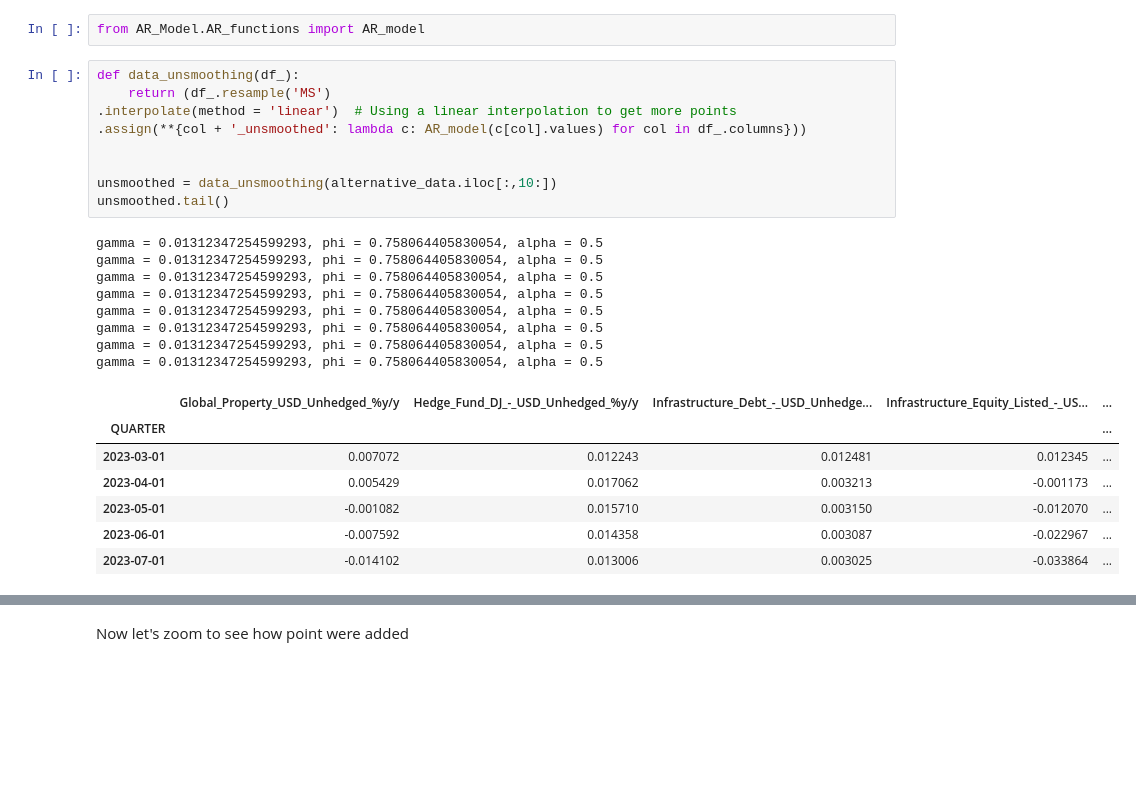
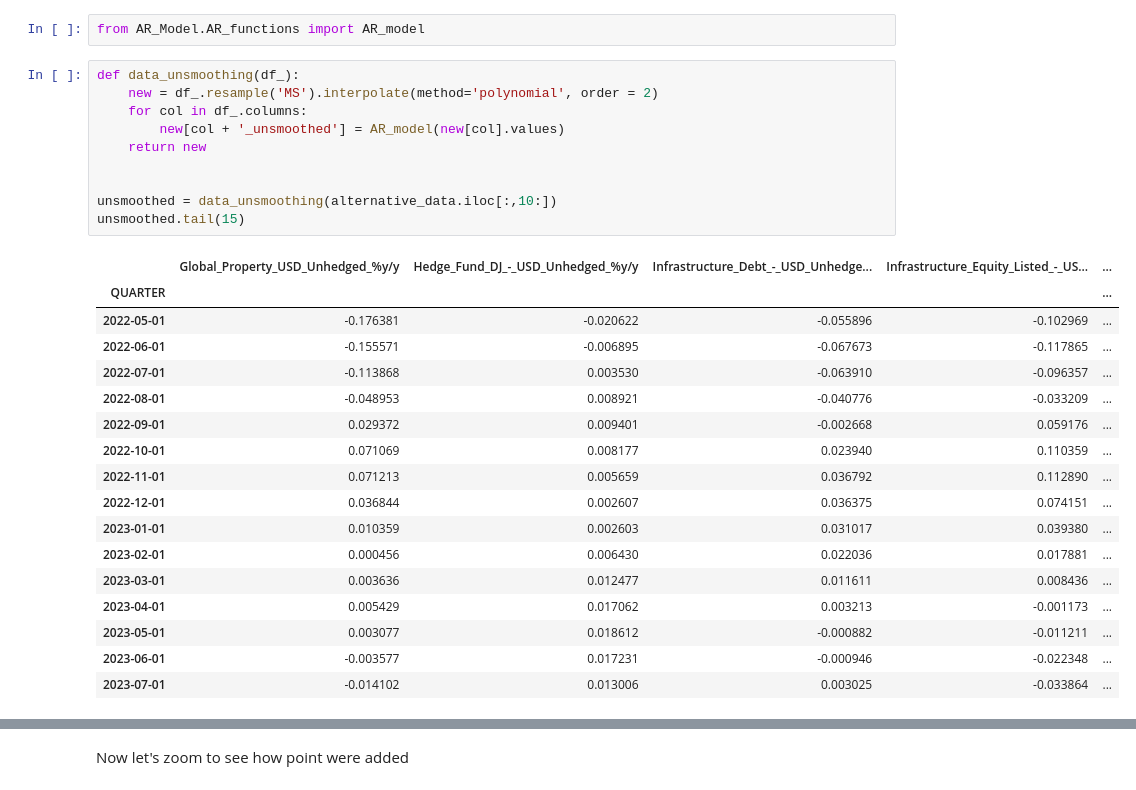
Before and after one commit to Perann/STAT_APP, a Jupyter notebook: main.ipynb, the cells around one changed output, grey strips where cells are left out. Cells and saved outputs as stored; diff of their text form; blank space fills up the shorter version.

```diff
--- a/main.ipynb
+++ b/main.ipynb
@@ -97,27 +97,30 @@ serial_correlation = pd.DataFrame({name:  [alternative_data[name].dropna().autoc
 from AR_Model.AR_functions import AR_model
 # %%
 def data_unsmoothing(df_):
-    return (df_.resample('MS')
-.interpolate(method = 'linear')  # Using a linear interpolation to get more points
-.assign(**{col + '_unsmoothed': lambda c: AR_model(c[col].values) for col in df_.columns}))
+    new = df_.resample('MS').interpolate(method='polynomial', order = 2)
+    for col in df_.columns:
+        new[col + '_unsmoothed'] = AR_model(new[col].values)
+    return new
 
 
 unsmoothed = data_unsmoothing(alternative_data.iloc[:,10:])
-unsmoothed.tail()
+unsmoothed.tail(15)
 # %% [output]
-gamma = 0.01312347254599293, phi = 0.758064405830054, alpha = 0.5
-gamma = 0.01312347254599293, phi = 0.758064405830054, alpha = 0.5
-gamma = 0.01312347254599293, phi = 0.758064405830054, alpha = 0.5
-gamma = 0.01312347254599293, phi = 0.758064405830054, alpha = 0.5
-gamma = 0.01312347254599293, phi = 0.758064405830054, alpha = 0.5
-gamma = 0.01312347254599293, phi = 0.758064405830054, alpha = 0.5
-gamma = 0.01312347254599293, phi = 0.758064405830054, alpha = 0.5
-gamma = 0.01312347254599293, phi = 0.758064405830054, alpha = 0.5
 |  | Global_Property_USD_Unhedged_%y/y | Hedge_Fund_DJ_-_USD_Unhedged_%y/y | Infrastructure_Debt_-_USD_Unhedge... | Infrastructure_Equity_Listed_-_US... | ... |
 | QUARTER |  |  |  |  | ... |
-| 2023-03-01 | 0.007072 | 0.012243 | 0.012481 | 0.012345 | ... |
+| 2022-05-01 | -0.176381 | -0.020622 | -0.055896 | -0.102969 | ... |
+| 2022-06-01 | -0.155571 | -0.006895 | -0.067673 | -0.117865 | ... |
+| 2022-07-01 | -0.113868 | 0.003530 | -0.063910 | -0.096357 | ... |
+| 2022-08-01 | -0.048953 | 0.008921 | -0.040776 | -0.033209 | ... |
+| 2022-09-01 | 0.029372 | 0.009401 | -0.002668 | 0.059176 | ... |
+| 2022-10-01 | 0.071069 | 0.008177 | 0.023940 | 0.110359 | ... |
+| 2022-11-01 | 0.071213 | 0.005659 | 0.036792 | 0.112890 | ... |
+| 2022-12-01 | 0.036844 | 0.002607 | 0.036375 | 0.074151 | ... |
+| 2023-01-01 | 0.010359 | 0.002603 | 0.031017 | 0.039380 | ... |
+| 2023-02-01 | 0.000456 | 0.006430 | 0.022036 | 0.017881 | ... |
+| 2023-03-01 | 0.003636 | 0.012477 | 0.011611 | 0.008436 | ... |
 | 2023-04-01 | 0.005429 | 0.017062 | 0.003213 | -0.001173 | ... |
-| 2023-05-01 | -0.001082 | 0.015710 | 0.003150 | -0.012070 | ... |
-| 2023-06-01 | -0.007592 | 0.014358 | 0.003087 | -0.022967 | ... |
+| 2023-05-01 | 0.003077 | 0.018612 | -0.000882 | -0.011211 | ... |
+| 2023-06-01 | -0.003577 | 0.017231 | -0.000946 | -0.022348 | ... |
 | 2023-07-01 | -0.014102 | 0.013006 | 0.003025 | -0.033864 | ... |
 # %%
```
Also changed, not shown: parts of 4 cells of this notebook, 1 other file.
